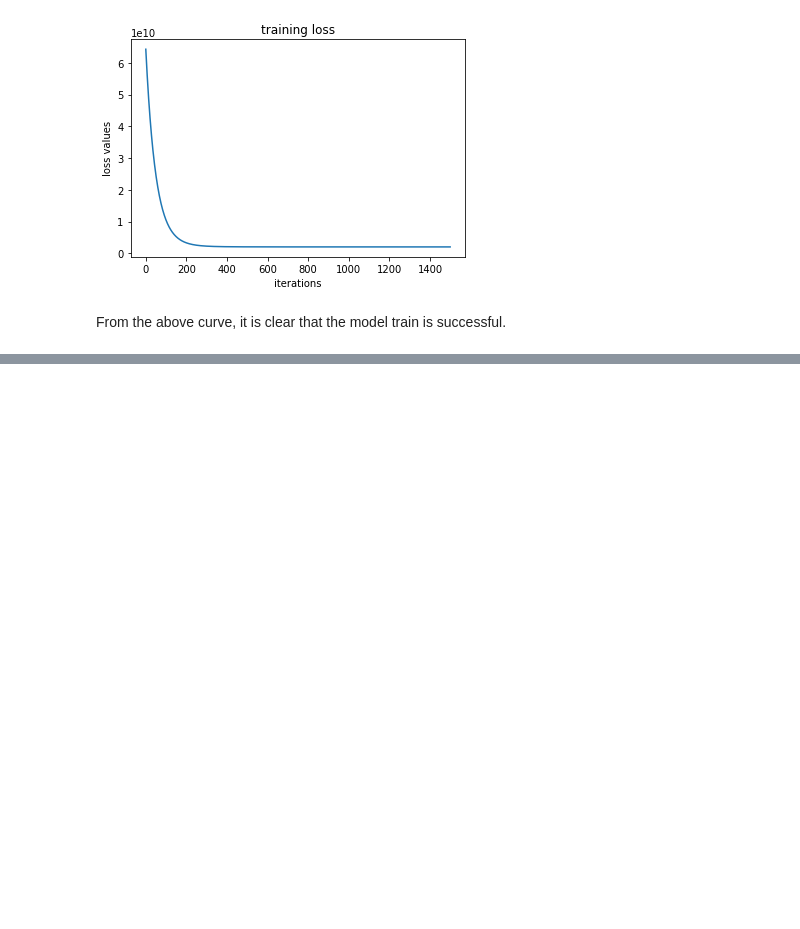
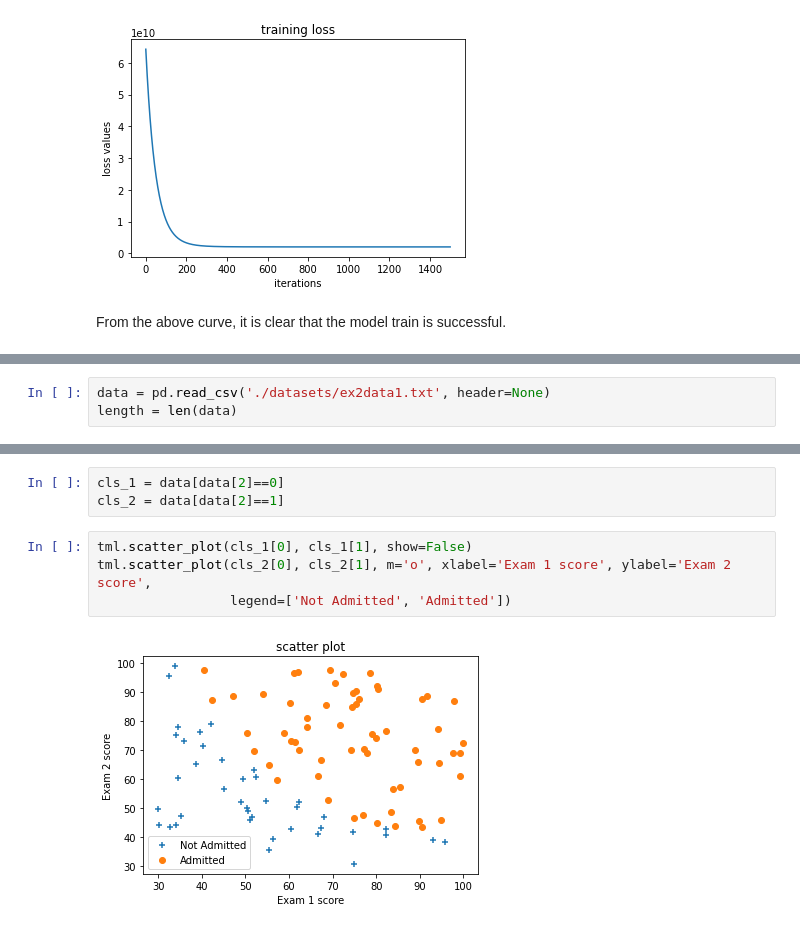
Before and after one commit to shamimtowhid/traditional_ML, a Jupyter notebook: Examples.ipynb, the cells around one changed output, grey strips where cells are left out. Cells and saved outputs as stored; diff of their text form; blank space fills up the shorter version.

```diff
--- a/Examples.ipynb
+++ b/Examples.ipynb
@@ -155,0 +165,3 @@ From the above curve, it is clear that the model train is successful.
+# %%
+data = pd.read_csv('./datasets/ex2data1.txt', header=None)
+length = len(data)
@@ -155,0 +177,9 @@ From the above curve, it is clear that the model train is successful.
+# %%
+cls_1 = data[data[2]==0]
+cls_2 = data[data[2]==1]
+# %%
+tml.scatter_plot(cls_1[0], cls_1[1], show=False)
+tml.scatter_plot(cls_2[0], cls_2[1], m='o', xlabel='Exam 1 score', ylabel='Exam 2 score',
+                 legend=['Not Admitted', 'Admitted'])
+# %% [output]
+[figure, added]
```
Also changed, not shown: parts of 8 cells of this notebook.
